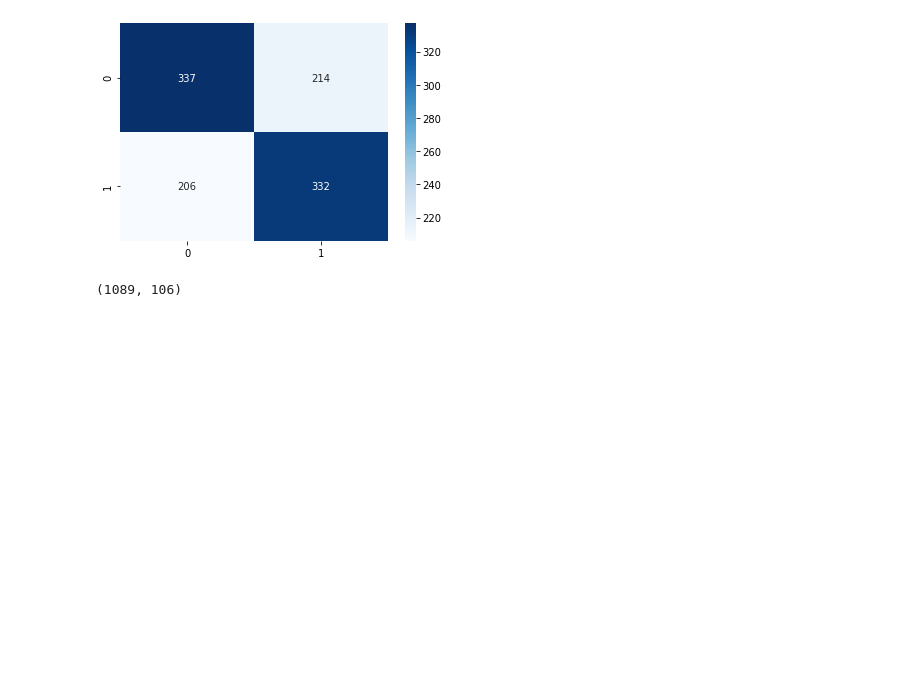
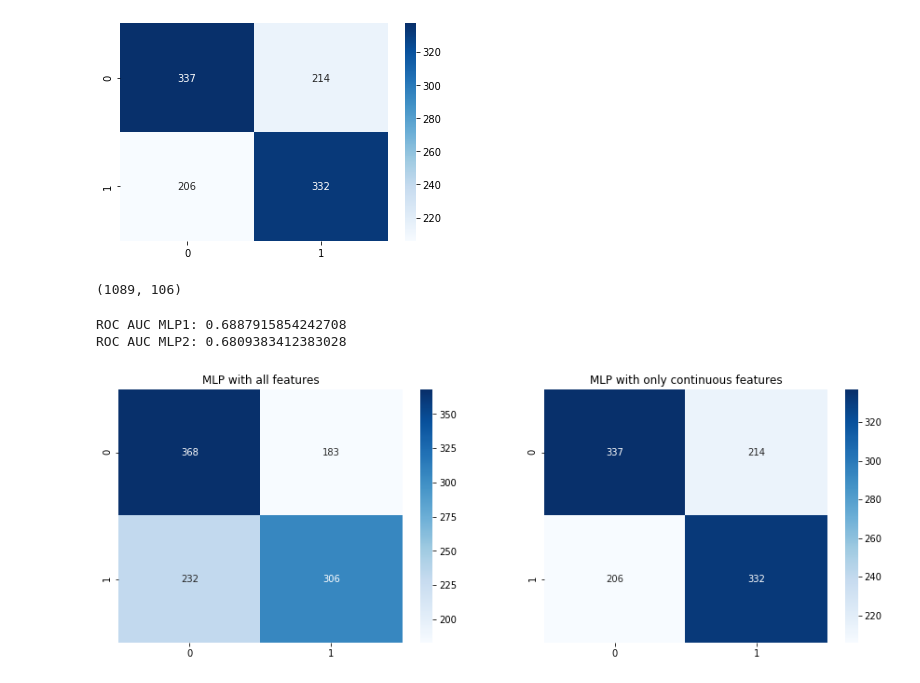
Before and after one commit to lancezeng947/UFC-Prediction, a Jupyter notebook: Model.ipynb, the cells around one changed output. Saved outputs shown, nothing was run; the diff lists cells and outputs as text; code cells hidden in the pictures; blank space fills up the shorter version.

```diff
--- a/Model.ipynb
+++ b/Model.ipynb
@@ -636,3 +765,18 @@ sns.heatmap(keras_2_cm, annot=True, fmt = 'd', cmap = 'Blues');
 X_test.shape
 # %% [output]
 (1089, 106)
+# %%
+f, ax = plt.subplots(1, 2, figsize=(15,5))
+
+sns.heatmap(ann_cm, annot=True, fmt = 'd', cmap = 'Blues', ax=ax[0]);
+sns.heatmap(keras_2_cm, annot=True, fmt = 'd', cmap = 'Blues', ax=ax[1]);
+
+ax[0].set_title('MLP with all features')
+ax[1].set_title('MLP with only continuous features')
+
+print('ROC AUC MLP1:', roc_auc_score(y_test, keras_grid.predict_proba(X_scale_test)[:, 1]))
+print('ROC AUC MLP2:', roc_auc_score(y_test, keras_grid_2.predict_proba(X_continuous_test)[:, 1]))
+# %% [output]
+ROC AUC MLP1: 0.6887915854242708
+ROC AUC MLP2: 0.6809383412383028
+[figure, added]
```
Also changed, not shown: parts of 12 cells of this notebook, 1 other file.
